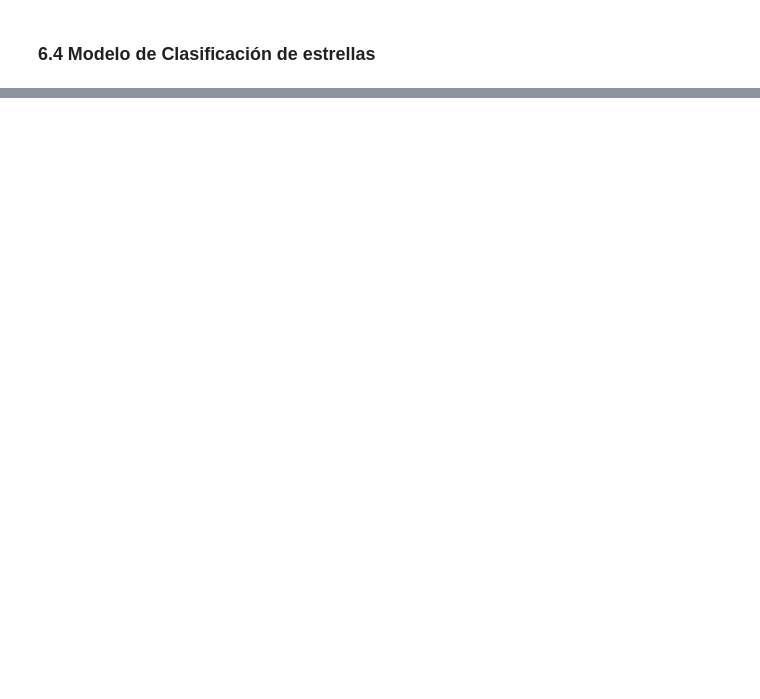
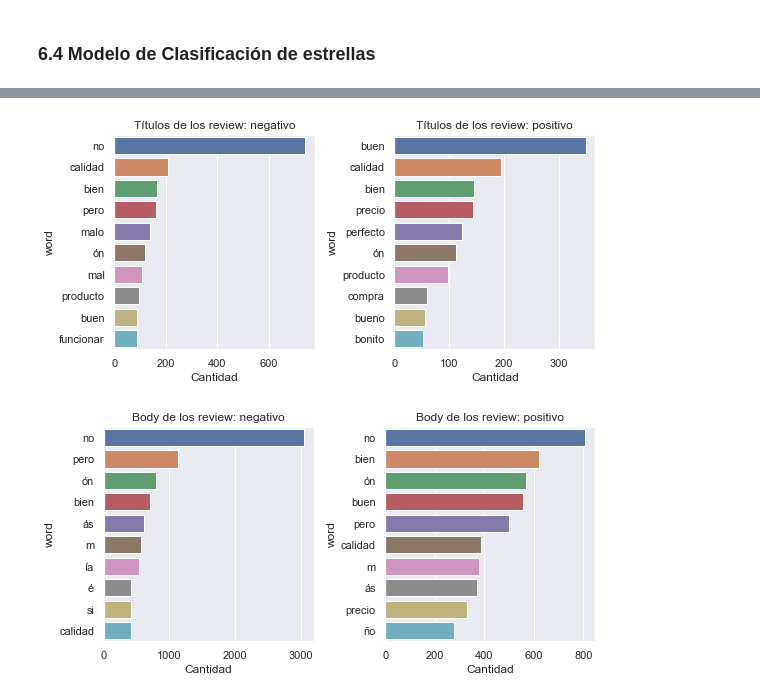
Before and after one commit to valeriaortizl/amazon_ratings_prediction, a Jupyter notebook: DS_Proyecto_03_NLP_v2.ipynb, the cells around one changed output, grey strips where cells are left out. Saved outputs shown, nothing was run; the diff lists cells and outputs as text; code cells hidden in the pictures; blank space fills up the shorter version.

```diff
--- a/DS_Proyecto_03_NLP_v2.ipynb
+++ b/DS_Proyecto_03_NLP_v2.ipynb
@@ -1395,0 +1446,24 @@ RandomForestClassifier(max_depth=12, n_estimators=200)
+# %%
+def replace_emojis(df, column):
+
+	df[column] = df[column].apply(lambda x: re.sub(r"[^a-z]", r" \g<0>", x))
+
+	for i in range(len(df[column])):
+
+		row_emojis = emot_obj.emoji(df[column][i])['value']
+		row_meanings = emot_obj.emoji(df[column][i])['mean']
+
+		if len(row_emojis) == 0:
+			continue
+		else:
+			emoji_and_mean = {}
+			for j in range(len(row_emojis)):
+				emoji_and_mean[row_emojis[j]]= row_meanings[j]
+			df[column][i] = " ".join(emoji_and_mean.get(ele, ele) for ele in df[column][i].split())
+
+	df[column] = df[column].apply(lambda x: re.sub('_', '', x))
+
+	return df
+# %%
+dev = replace_emojis(dev, 'review_title')
+dev = replace_emojis(dev, 'review_body')
@@ -1395,0 +1472,3 @@ RandomForestClassifier(max_depth=12, n_estimators=200)
+# %%
+dev.review_body, dev.review_title = limpieza2(dev)
+dev_token_emoji = tokenizar(dev)
@@ -1395,0 +1484,11 @@ RandomForestClassifier(max_depth=12, n_estimators=200)
+# %%
+dev_token_emoji['body_lemma'] = dev_token_emoji.body_token.apply(lambda x: ' '.join(x))
+dev_token_emoji['body_lemma'] = dev_token_emoji.body_lemma.apply(lambda y: [token.lemma_ for token in nlp(y)])
+dev_token_emoji['title_lemma'] = dev_token_emoji.title_token.apply(lambda x: ' '.join(x))
+dev_token_emoji['title_lemma'] = dev_token_emoji.title_lemma.apply(lambda y: [token.lemma_ for token in nlp(y)])
+# %%
+get_freqs(dev_token_emoji,'title_lemma','Títulos de los review')
+get_freqs(dev_token_emoji,'body_lemma','Body de los review')
+# %% [output]
+[figure, added]
+[figure, added]
```
Also changed, not shown: parts of 57 cells of this notebook.
